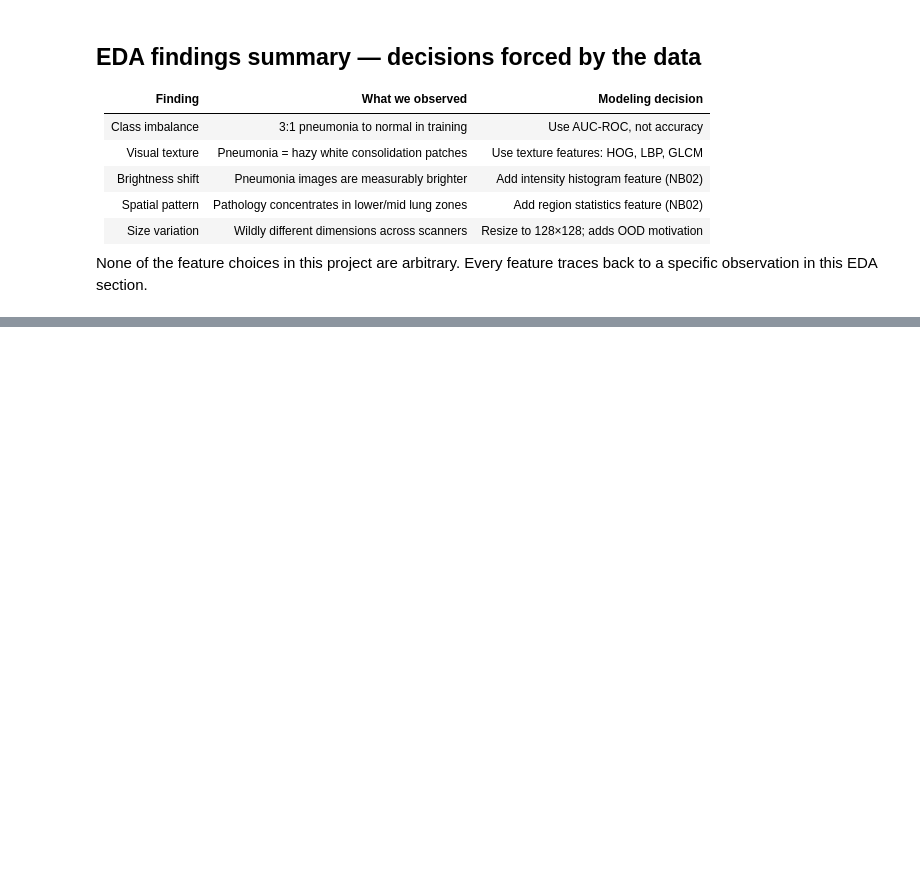
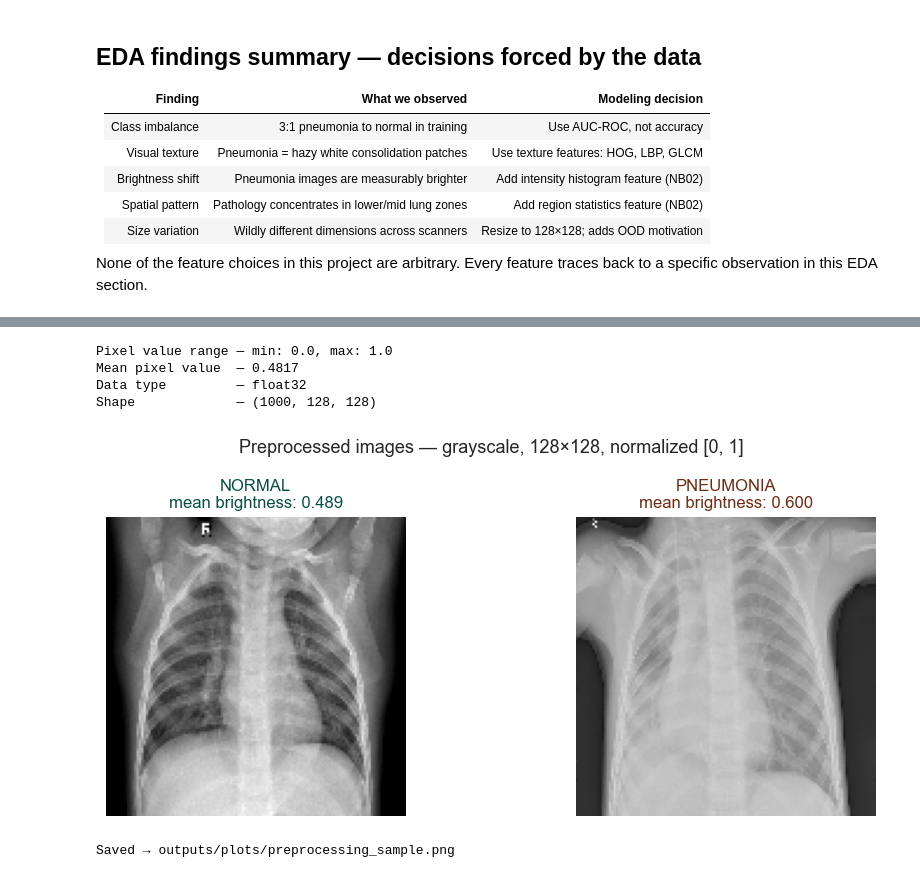
Before and after one commit to Dibya-z/Robust-Medical-Vision, a Jupyter notebook: notebooks/notebook_01_baseline.ipynb, the cells around one changed output, grey strips where cells are left out. Saved outputs shown, nothing was run; the diff lists cells and outputs as text; code cells hidden in the pictures; blank space fills up the shorter version.

Commit message:
Had done preprocessing

```diff
--- a/notebooks/notebook_01_baseline.ipynb
+++ b/notebooks/notebook_01_baseline.ipynb
@@ -276,0 +407,47 @@ Every feature traces back to a specific observation in this EDA section.
+# %%
+print(f'Pixel value range \u2014 min: {X_train_raw.min()}, max: {X_train_raw.max()}')
+print(f'Mean pixel value  \u2014 {X_train_raw.mean():.4f}')
+print(f'Data type         \u2014 {X_train_raw.dtype}')
+print(f'Shape             \u2014 {X_train_raw.shape}')
+# %% [output]
+Pixel value range — min: 0.0, max: 1.0
+Mean pixel value  — 0.4817
+Data type         — float32
+Shape             — (1000, 128, 128)
+# %%
+sns.set_style('whitegrid')
+
+normal_idx    = np.where(y_train == 0)[0][0]
+pneumonia_idx = np.where(y_train == 1)[0][0]
+
+normal_img    = X_train_raw[normal_idx]
+pneumonia_img = X_train_raw[pneumonia_idx]
+
+fig, axes = plt.subplots(1, 2, figsize=(10, 4))
+
+axes[0].imshow(normal_img, cmap='gray', vmin=0, vmax=1)
+axes[0].set_title(
+    f"NORMAL\nmean brightness: {normal_img.mean():.3f}",
+    color='#085041', fontsize=12
+)
+axes[0].axis('off')
+
+axes[1].imshow(pneumonia_img, cmap='gray', vmin=0, vmax=1)
+axes[1].set_title(
+    f"PNEUMONIA\nmean brightness: {pneumonia_img.mean():.3f}",
+    color='#712B13', fontsize=12
+)
+axes[1].axis('off')
+
+fig.suptitle(
+    'Preprocessed images — grayscale, 128×128, normalized [0, 1]',
+    fontsize=13
+)
+plt.tight_layout()
+plt.savefig(f'{OUTPUT_PLOTS}/preprocessing_sample.png',
+            dpi=150, bbox_inches='tight')
+plt.show()
+print("Saved → outputs/plots/preprocessing_sample.png")
+# %% [output]
+[figure, added]
+Saved → outputs/plots/preprocessing_sample.png
```
Also changed, not shown: parts of 5 cells of this notebook, 1 other file.
